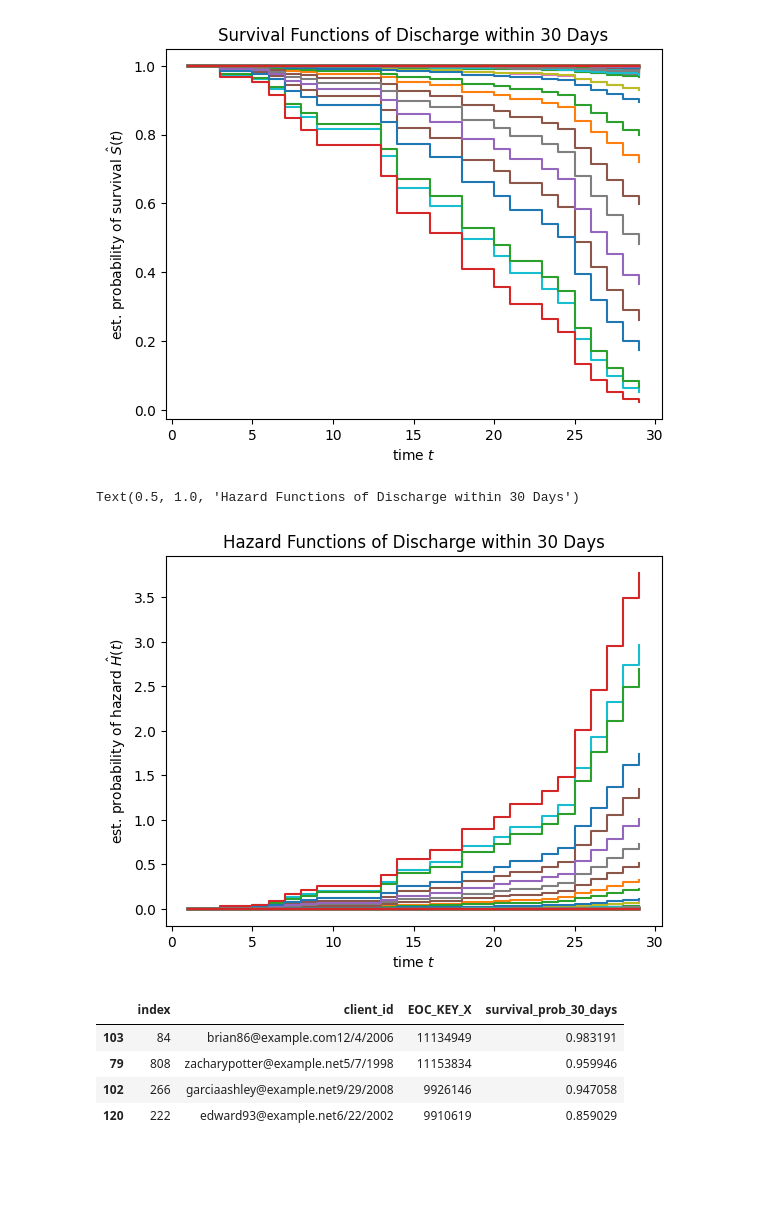
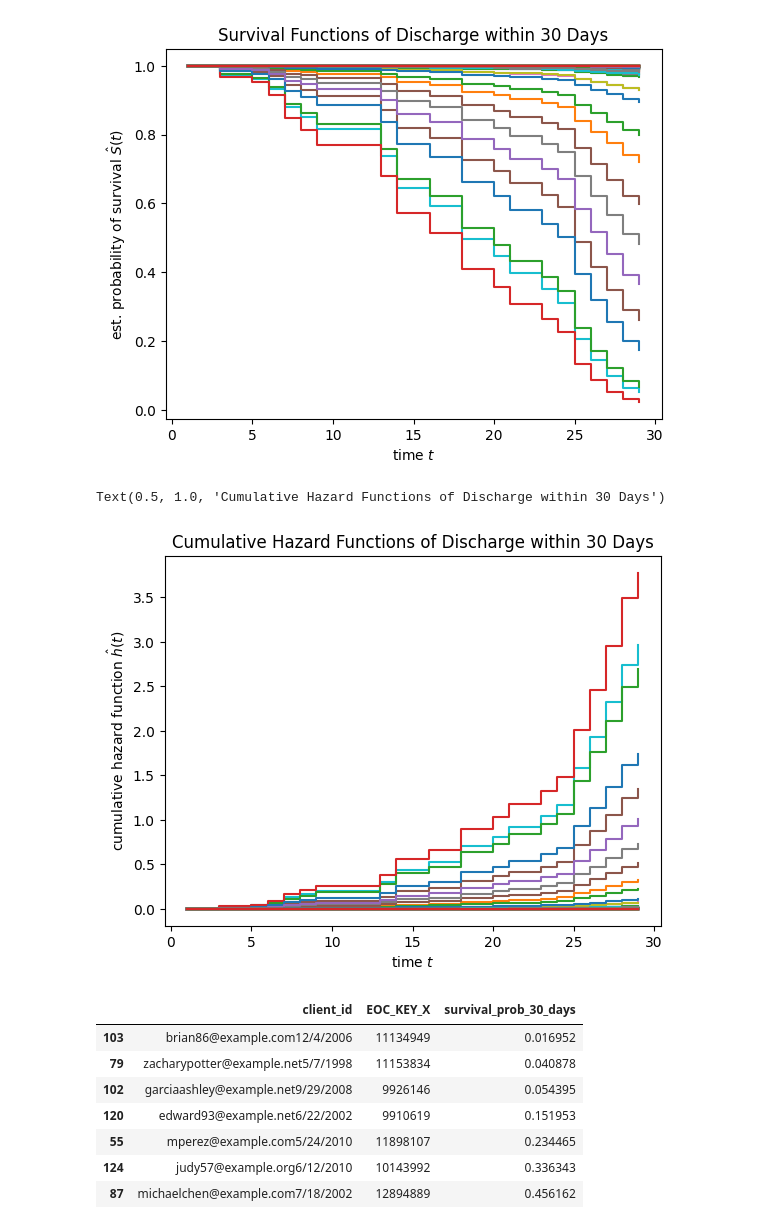
Before and after one commit to yxy1104/mh-discharge-survival-analysis, a Jupyter notebook: mh_discharge_sa_model.ipynb, the cells around one changed output. Drawn from its saved outputs; the diff is of its cells as text; code cells hidden in the pictures; blank space fills up the shorter version.

```diff
--- a/mh_discharge_sa_model.ipynb
+++ b/mh_discharge_sa_model.ipynb
@@ -393,13 +393,13 @@ Text(0.5, 1.0, 'Survival Functions of Discharge within 30 Days')
 # %%
 # plot hazard function within 30 days
 for i, h_func in enumerate(y_test_hazard):
     plt.step(time_points, h_func(time_points), where = "post")
-plt.ylabel(r"est. probability of hazard $\hat{H}(t)$")
+plt.ylabel(r"cumulative hazard function $\hat{h}(t)$")
 plt.xlabel("time $t$")
-plt.title('Hazard Functions of Discharge within 30 Days')
+plt.title('Cumulative Hazard Functions of Discharge within 30 Days')
 # %% [output]
-Text(0.5, 1.0, 'Hazard Functions of Discharge within 30 Days')
+Text(0.5, 1.0, 'Cumulative Hazard Functions of Discharge within 30 Days')
-[figure, old version]
+[figure, new version]
 # %%
 # function to create the output with customized days for probability of discharge
 def create_discharge_prob_output(test_ids, survival_function, time_interval_days):
@@ -411,12 +411,15 @@ def create_discharge_prob_output(test_ids, survival_function, time_interval_days
     df_probs = pd.DataFrame(pd.Series(probs, name = f'survival_prob_{time_interval_days}_days'))
     return pd.concat([test_ids, df_probs], axis = 1)
 # %%
-test_ids = df.iloc[X_test.index, 0:2].reset_index()
+test_ids = df.iloc[X_test.index, 0:2].reset_index(drop = True)
 test_output_30_days = create_discharge_prob_output(test_ids, y_test_survs, 30)
-test_output_30_days[test_output_30_days.survival_prob_30_days >= 0.8].sort_values(by = 'survival_prob_30_days', ascending = False)
+test_output_30_days[test_output_30_days.survival_prob_30_days < 0.5].sort_values(by = 'survival_prob_30_days')
 # %% [output]
-|  | index | client_id | EOC_KEY_X | survival_prob_30_days |
-| 103 | 84 | brian86@example.com12/4/2006 | 11134949 | 0.983191 |
-| 79 | 808 | zacharypotter@example.net5/7/1998 | 11153834 | 0.959946 |
-| 102 | 266 | garciaashley@example.net9/29/2008 | 9926146 | 0.947058 |
-| 120 | 222 | edward93@example.net6/22/2002 | 9910619 | 0.859029 |
+|  | client_id | EOC_KEY_X | survival_prob_30_days |
+| 103 | brian86@example.com12/4/2006 | 11134949 | 0.016952 |
+| 79 | zacharypotter@example.net5/7/1998 | 11153834 | 0.040878 |
+| 102 | garciaashley@example.net9/29/2008 | 9926146 | 0.054395 |
+| 120 | edward93@example.net6/22/2002 | 9910619 | 0.151953 |
+| 55 | mperez@example.com5/24/2010 | 11898107 | 0.234465 |
+| 124 | judy57@example.org6/12/2010 | 10143992 | 0.336343 |
+| 87 | michaelchen@example.com7/18/2002 | 12894889 | 0.456162 |
```
Also changed, not shown: parts of 7 cells of this notebook.
